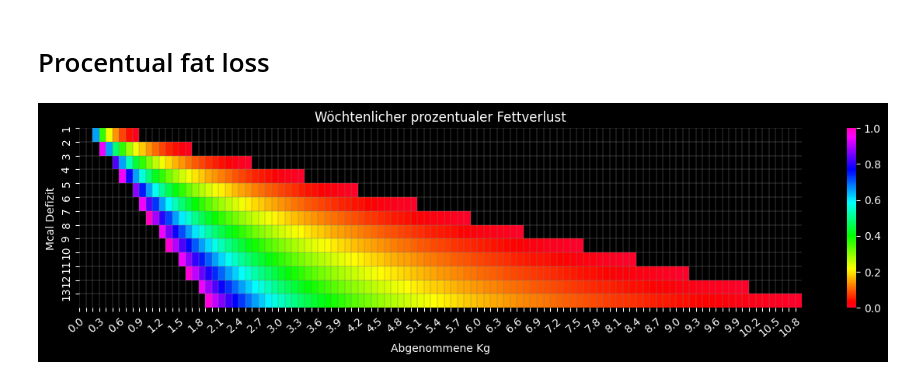
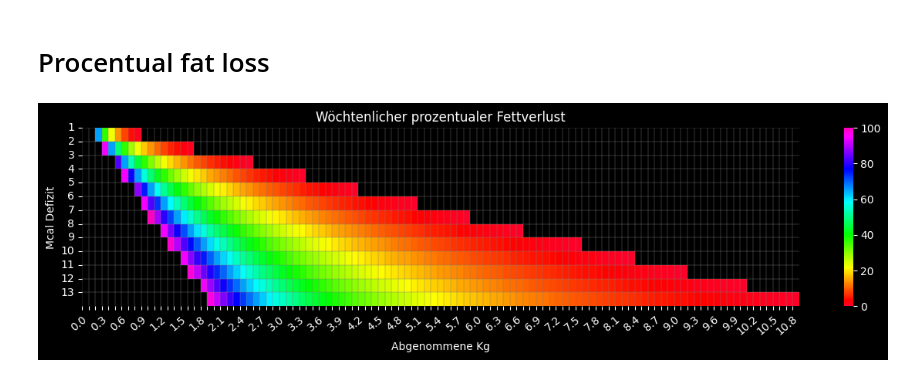
Before and after one commit to Ch3fUlrich/Tools, a Jupyter notebook: Fat_loss.ipynb, the cells around one changed output. Drawn from its saved outputs; the diff is of its cells as text; code cells hidden in the pictures.

```diff
--- a/Fat_loss.ipynb
+++ b/Fat_loss.ipynb
@@ -5,33 +5,33 @@ import seaborn as sns
 import matplotlib.pyplot as plt
 import numpy as np
 plt.style.use('dark_background')
 
 
 kcal_fat = 7000 # 1kg
 kcal_muscles = 1200 # 1kg
 kg_steps = 0.1
 max_kcal_defizit = 14000
 kcal_steps = 1000
 
 kcal_defizit = np.arange(kcal_steps, max_kcal_defizit, kcal_steps)
 lost_kg = np.arange(0, kcal_defizit[-1]/kcal_muscles, kg_steps)
 lost_fat_percentag = np.ones([len(kcal_defizit), len(lost_kg)])
 for kcal_num, kcal in enumerate(kcal_defizit):
     for kg_num, kg in enumerate(lost_kg):
         percentage = ((kcal - 1200*kg) / 5800)/kg
         percentage = np.nan if percentage < 0 else percentage
         percentage = np.nan if percentage > 1 else percentage
-        lost_fat_percentag[kcal_num, kg_num] = percentage
+        lost_fat_percentag[kcal_num, kg_num] = percentage*100 if percentage is not np.nan else percentage
 
 fig, ax = plt.subplots(1, figsize=(15, 3))
 sns.heatmap(lost_fat_percentag, annot=False, cmap='gist_rainbow', ax=ax)
 ax.set_title("Wöchtenlicher prozentualer Fettverlust")
-ax.set_yticks(range(len(kcal_defizit)), range(1, len(kcal_defizit)+1))
+ax.set_yticks(range(len(kcal_defizit)), range(1, len(kcal_defizit)+1), rotation="horizontal")
 ax.set_ylabel("Mcal Defizit")
 round_lost_kg = [round(kg, 1) for kg in lost_kg]
 x_tick_names = [kg if num%3==0 else "" for num, kg in enumerate(round_lost_kg)]
 ax.set_xticks(range(len(x_tick_names)), x_tick_names, rotation=40, ha='right', rotation_mode='anchor')
 ax.set_xlabel("Abgenommene Kg")
 ax.grid(color='gray', linestyle='-', linewidth=0.3)
 # %% [output]
-[figure, old version]
+[figure, new version]
```
